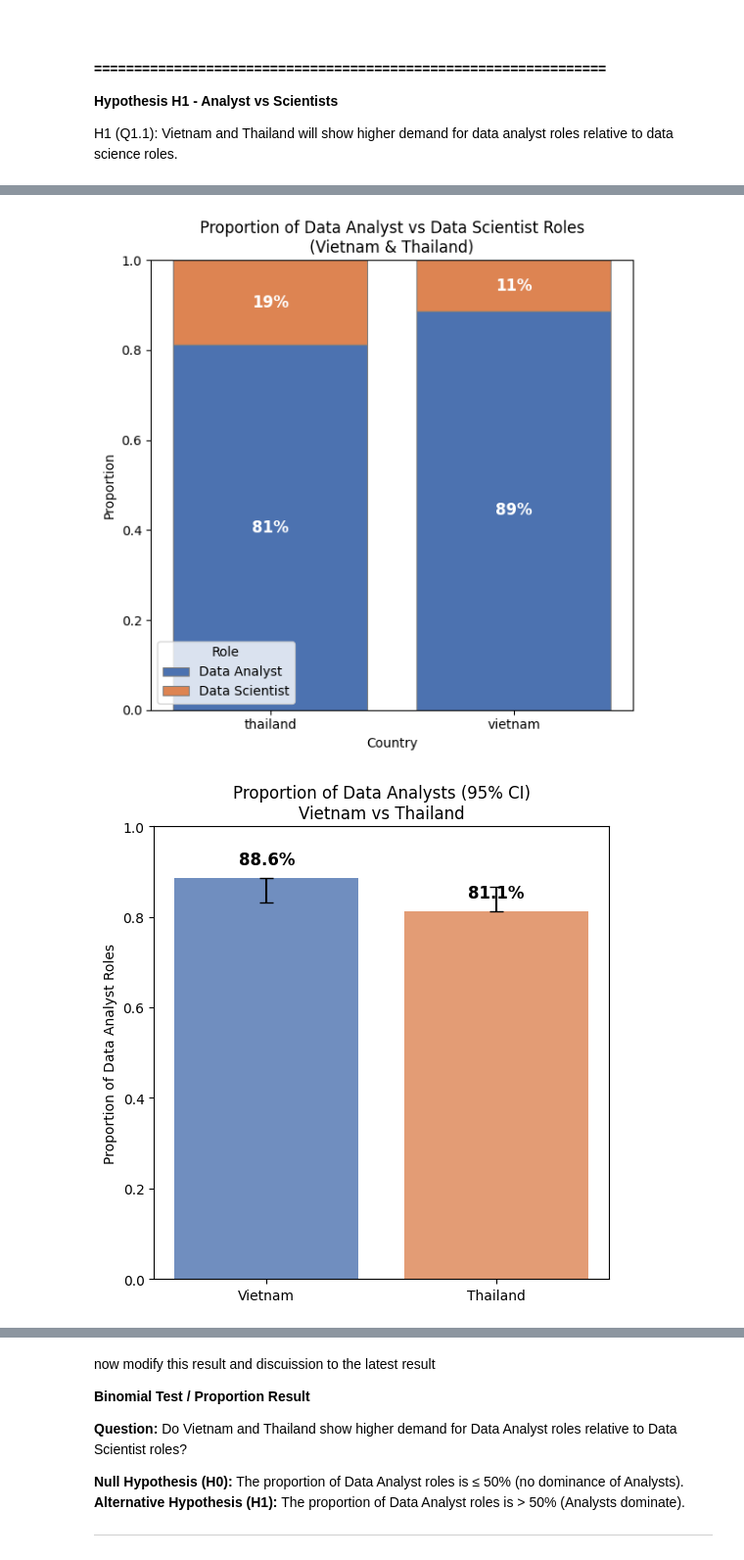
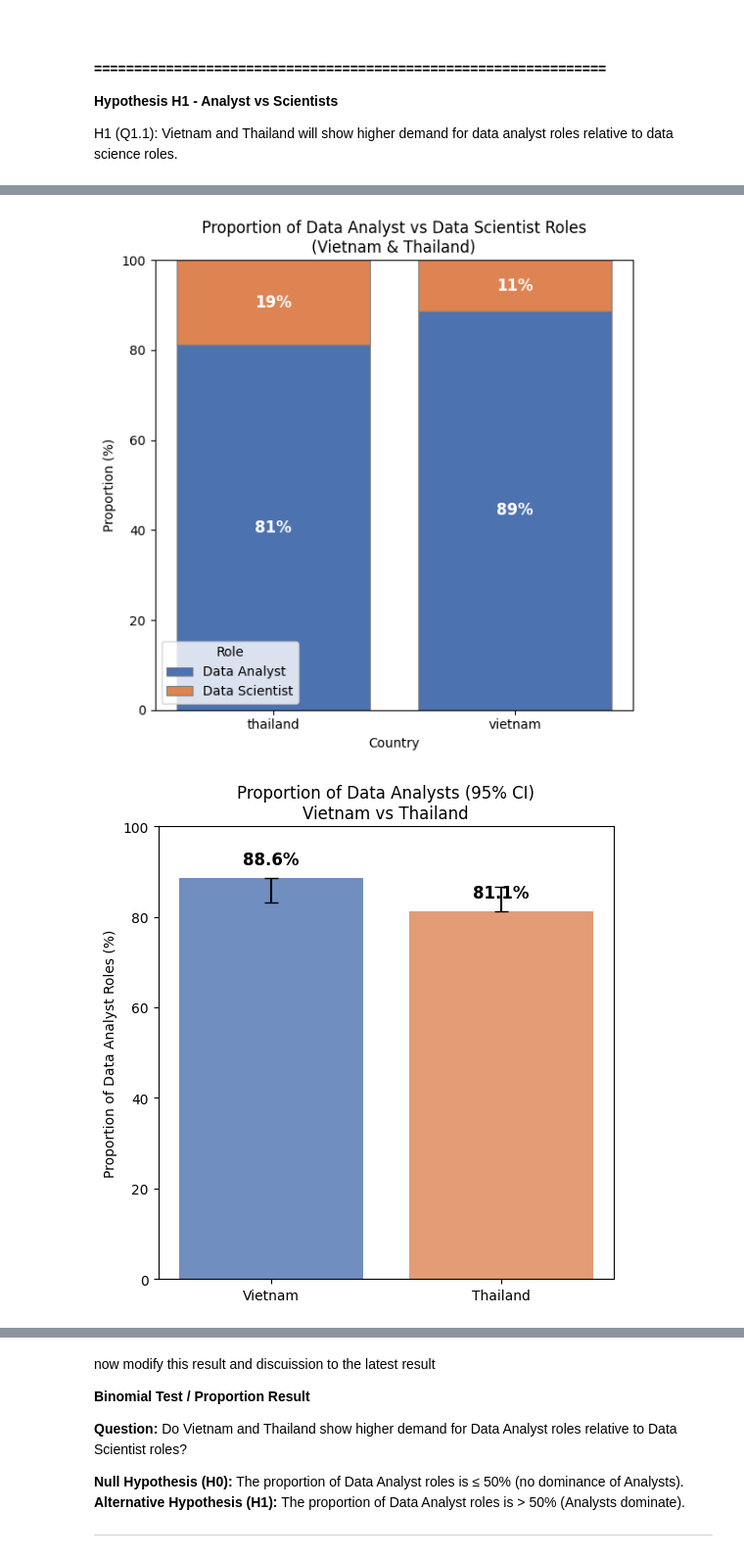
Before and after one commit to KMarttt/jobstreet-scrapper, a Jupyter notebook: data_title_analyzation/q1_analyzation.ipynb, the cells around one changed output, grey strips where cells are left out. Shown at 98% size. Saved outputs shown, nothing was run; the diff lists cells and outputs as text; code cells hidden in the pictures.

```diff
--- a/data_title_analyzation/q1_analyzation.ipynb
+++ b/data_title_analyzation/q1_analyzation.ipynb
@@ -144,10 +144,10 @@ df_subset = df_h1[df_h1["country"].isin(subset_countries)]
 # Counts & Proportions
 # ---------------------------
 role_counts = df_subset.groupby(['country', 'h1_role']).size().unstack(fill_value=0)
-role_props = role_counts.div(role_counts.sum(axis=1), axis=0)
+role_props = role_counts.div(role_counts.sum(axis=1), axis=0) * 100  # <-- changed to %
 
 print("Counts:\n", role_counts)
-print("\nProportions:\n", role_props)
+print("\nProportions (%):\n", role_props.round(2))
 
 # ---------------------------
 # Two-proportion z-test
@@ -185,7 +185,7 @@ for i, role in enumerate(role_props.columns):
         linewidth=0.8
     )
     for j, country in enumerate(role_props.index):
-        pct = role_props.loc[country, role] * 100
+        pct = role_props.loc[country, role]
         plt.text(
             x=j,
             y=bottom_vals[j] + role_props.loc[country, role]/2,
@@ -197,8 +197,8 @@ for i, role in enumerate(role_props.columns):
 
 plt.title("Proportion of Data Analyst vs Data Scientist Roles\n(Vietnam & Thailand)")
 plt.xlabel("Country")
-plt.ylabel("Proportion")
-plt.ylim(0,1)
+plt.ylabel("Proportion (%)")
+plt.ylim(0,100)
 plt.legend(title="Role")
 plt.tight_layout()
 plt.show()
@@ -206,8 +206,9 @@ plt.show()
 # ---------------------------
 # Visualization 2: Proportion of Analysts with 95% CI
 # ---------------------------
-props = np.array([count[0]/nobs[0], count[1]/nobs[1]])
+props = np.array([count[0]/nobs[0], count[1]/nobs[1]]) * 100  # <-- changed to %
 confint = sm.stats.proportion_confint(count, nobs, alpha=0.05, method='normal')
+confint = np.array(confint) * 100  # <-- convert CI to %
 
 fig, ax = plt.subplots(figsize=(6,6))
 countries = ['Vietnam', 'Thailand']
@@ -224,15 +225,16 @@ for i, (p, ci) in enumerate(zip(props, confint)):
         fmt='none', c='black', capsize=5, lw=1.5
     )
 
-    ax.text(i, p+0.03, f"{p*100:.1f}%", ha='center', fontsize=12, fontweight='bold')
+    ax.text(i, p+3, f"{p:.1f}%", ha='center', fontsize=12, fontweight='bold')
 
-ax.set_ylim(0,1)
-ax.set_ylabel("Proportion of Data Analyst Roles")
+ax.set_ylim(0,100)
+ax.set_ylabel("Proportion of Data Analyst Roles (%)")
 ax.set_title("Proportion of Data Analysts (95% CI)\nVietnam vs Thailand")
 plt.show()
 
-
-# Prepare proportions + CI for both roles
+# ---------------------------
+# Visualization 3: Proportion of both roles with 95% CI
+# ---------------------------
 countries = role_counts.index.tolist()
 roles = role_counts.columns.tolist()
 
@@ -244,8 +246,9 @@ for country in countries:
     n_total = role_counts.loc[country].sum()
     for role in roles:
         count = role_counts.loc[country, role]
-        prop = count / n_total
+        prop = (count / n_total) * 100  # <-- changed to %
         ci_low, ci_high = sm.stats.proportion_confint(count, n_total, alpha=0.05, method='normal')
+        ci_low, ci_high = ci_low * 100, ci_high * 100  # <-- convert CI to %
 
         props.append(prop)
         confints.append((prop - ci_low, ci_high - prop))
@@ -274,8 +277,8 @@ for i, role in enumerate(roles):
 
 ax.set_xticks(x)
 ax.set_xticklabels([c.title() for c in countries])
-ax.set_ylim(0,1)
-ax.set_ylabel("Proportion of Roles")
+ax.set_ylim(0,100)
+ax.set_ylabel("Proportion of Roles (%)")
 ax.set_title("Proportion of Analyst vs Scientist Roles with 95% CI")
 ax.legend()
 plt.tight_layout()
@@ -295,5 +298,5 @@ vietnam       0.886364        0.113636
 
 Two-proportion z-test (Vietnam vs Thailand): Z = 1.827, p = 0.0677
 One-sided test (Vietnam > Thailand): p = 0.0338
-[figure, old version]
+[figure, new version]
-[figure, old version]
+[figure, new version]
```
Also changed, not shown: parts of 3 cells of this notebook.
